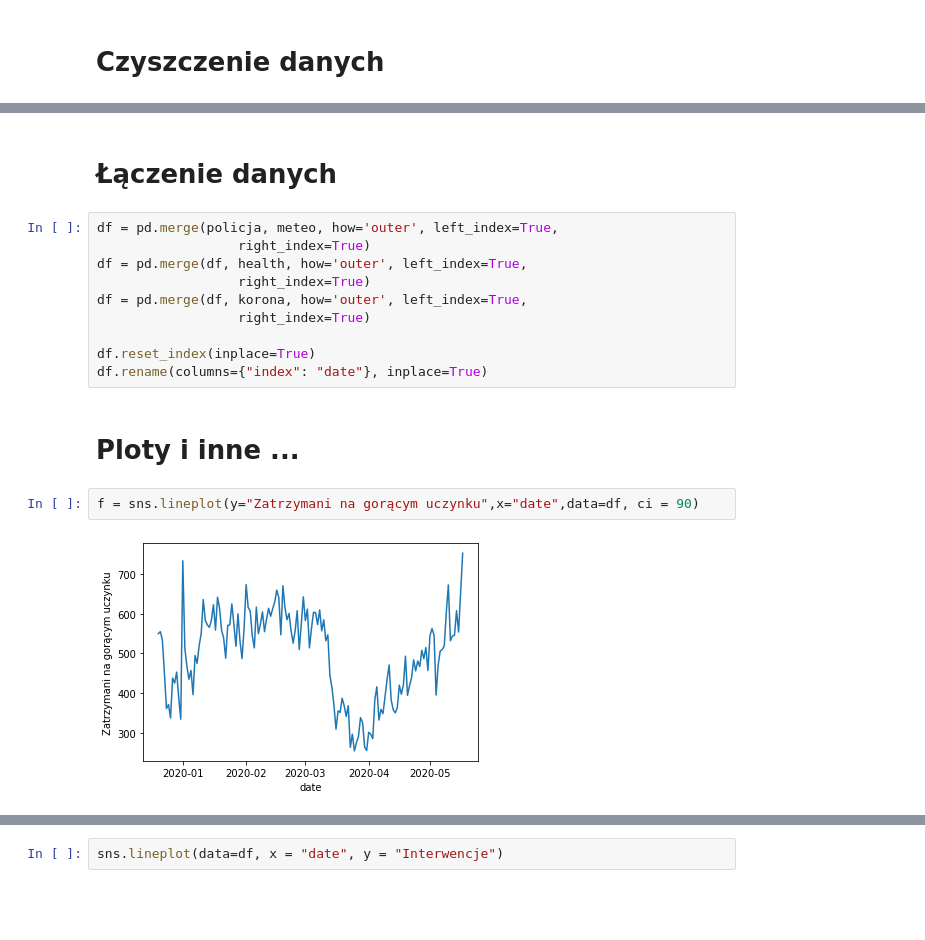
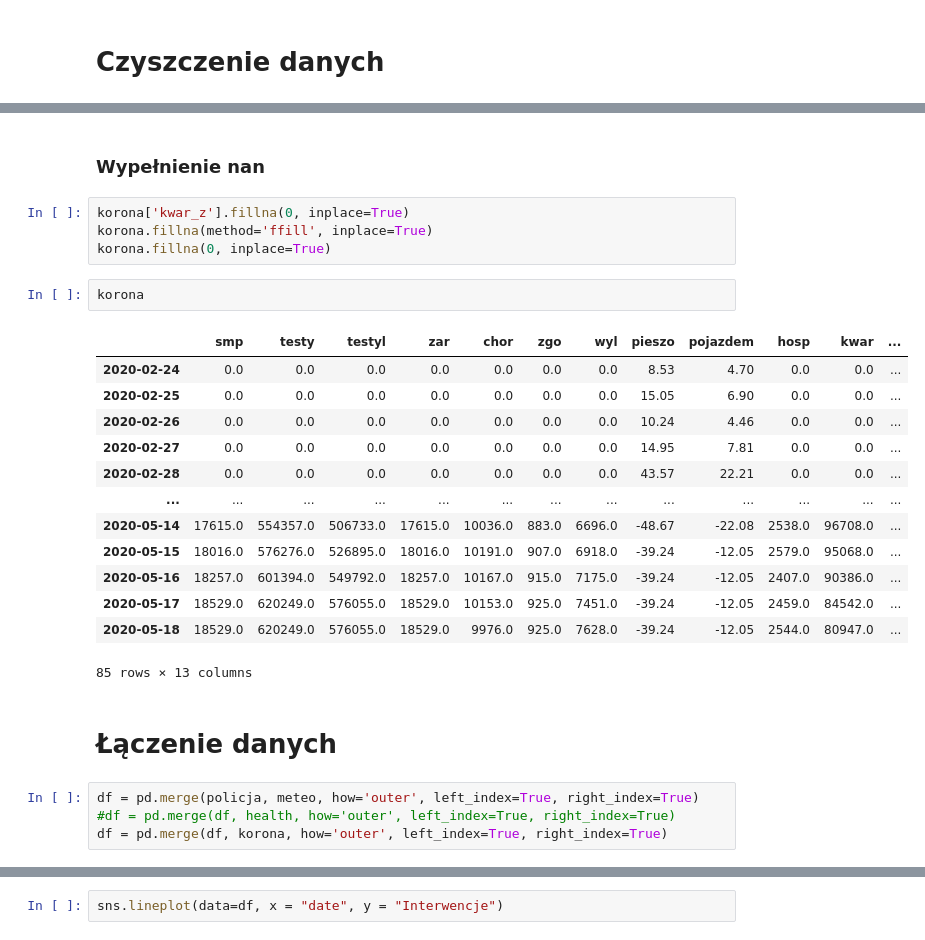
Before and after one commit to knmlprz/corona-analysis-1, a Jupyter notebook: notebooks/ImportDanych.ipynb, the cells around one changed output, grey strips where cells are left out. Drawn from its saved outputs; the diff is of its cells as text; blank space fills up the shorter version.

Commit message:
clean korona meteo policja

```diff
--- a/notebooks/ImportDanych.ipynb
+++ b/notebooks/ImportDanych.ipynb
@@ -54,18 +182,28 @@ health = health[health.location_name == "Poland"]
+# %% [markdown]
+### Wypełnienie nan
+# %%
+korona['kwar_z'].fillna(0, inplace=True)
+korona.fillna(method='ffill', inplace=True)
+korona.fillna(0, inplace=True)
+# %%
+korona
+# %% [output]
+|  | smp | testy | testyl | zar | chor | zgo | wyl | pieszo | pojazdem | hosp | kwar | ... |
+| 2020-02-24 | 0.0 | 0.0 | 0.0 | 0.0 | 0.0 | 0.0 | 0.0 | 8.53 | 4.70 | 0.0 | 0.0 | ... |
+| 2020-02-25 | 0.0 | 0.0 | 0.0 | 0.0 | 0.0 | 0.0 | 0.0 | 15.05 | 6.90 | 0.0 | 0.0 | ... |
+| 2020-02-26 | 0.0 | 0.0 | 0.0 | 0.0 | 0.0 | 0.0 | 0.0 | 10.24 | 4.46 | 0.0 | 0.0 | ... |
+| 2020-02-27 | 0.0 | 0.0 | 0.0 | 0.0 | 0.0 | 0.0 | 0.0 | 14.95 | 7.81 | 0.0 | 0.0 | ... |
+| 2020-02-28 | 0.0 | 0.0 | 0.0 | 0.0 | 0.0 | 0.0 | 0.0 | 43.57 | 22.21 | 0.0 | 0.0 | ... |
+| ... | ... | ... | ... | ... | ... | ... | ... | ... | ... | ... | ... | ... |
+| 2020-05-14 | 17615.0 | 554357.0 | 506733.0 | 17615.0 | 10036.0 | 883.0 | 6696.0 | -48.67 | -22.08 | 2538.0 | 96708.0 | ... |
+| 2020-05-15 | 18016.0 | 576276.0 | 526895.0 | 18016.0 | 10191.0 | 907.0 | 6918.0 | -39.24 | -12.05 | 2579.0 | 95068.0 | ... |
+| 2020-05-16 | 18257.0 | 601394.0 | 549792.0 | 18257.0 | 10167.0 | 915.0 | 7175.0 | -39.24 | -12.05 | 2407.0 | 90386.0 | ... |
+| 2020-05-17 | 18529.0 | 620249.0 | 576055.0 | 18529.0 | 10153.0 | 925.0 | 7451.0 | -39.24 | -12.05 | 2459.0 | 84542.0 | ... |
+| 2020-05-18 | 18529.0 | 620249.0 | 576055.0 | 18529.0 | 9976.0 | 925.0 | 7628.0 | -39.24 | -12.05 | 2544.0 | 80947.0 | ... |
+85 rows × 13 columns
 # %% [markdown]
 # Łączenie danych
 # %%
-df = pd.merge(policja, meteo, how='outer', left_index=True,
-                  right_index=True)
-df = pd.merge(df, health, how='outer', left_index=True,
-                  right_index=True)
-df = pd.merge(df, korona, how='outer', left_index=True,
-                  right_index=True)
-
-df.reset_index(inplace=True)
-df.rename(columns={"index": "date"}, inplace=True)
+df = pd.merge(policja, meteo, how='outer', left_index=True, right_index=True)
+#df = pd.merge(df, health, how='outer', left_index=True, right_index=True)
+df = pd.merge(df, korona, how='outer', left_index=True, right_index=True)
-# %% [markdown]
-# Ploty i inne ...
-# %%
-f = sns.lineplot(y="Zatrzymani na gorącym uczynku",x="date",data=df, ci = 90)
-# %% [output]
-[figure, removed]
```
Also changed, not shown: parts of 32 cells of this notebook.
